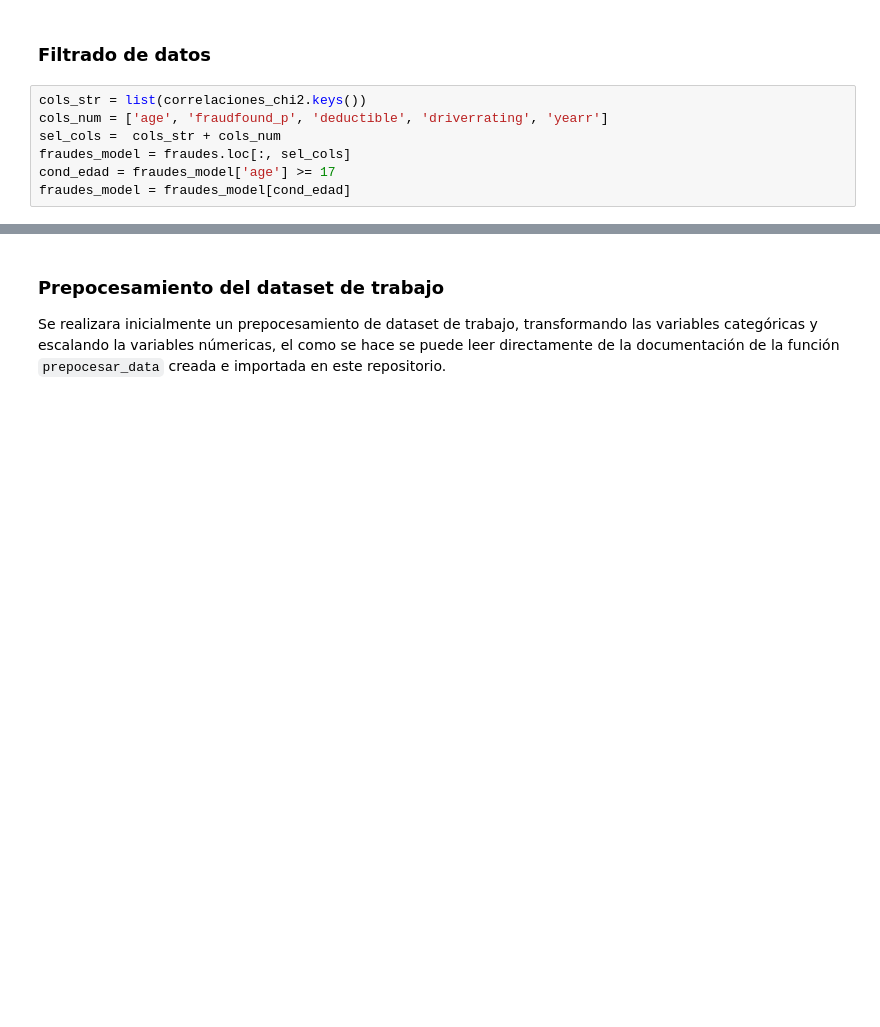
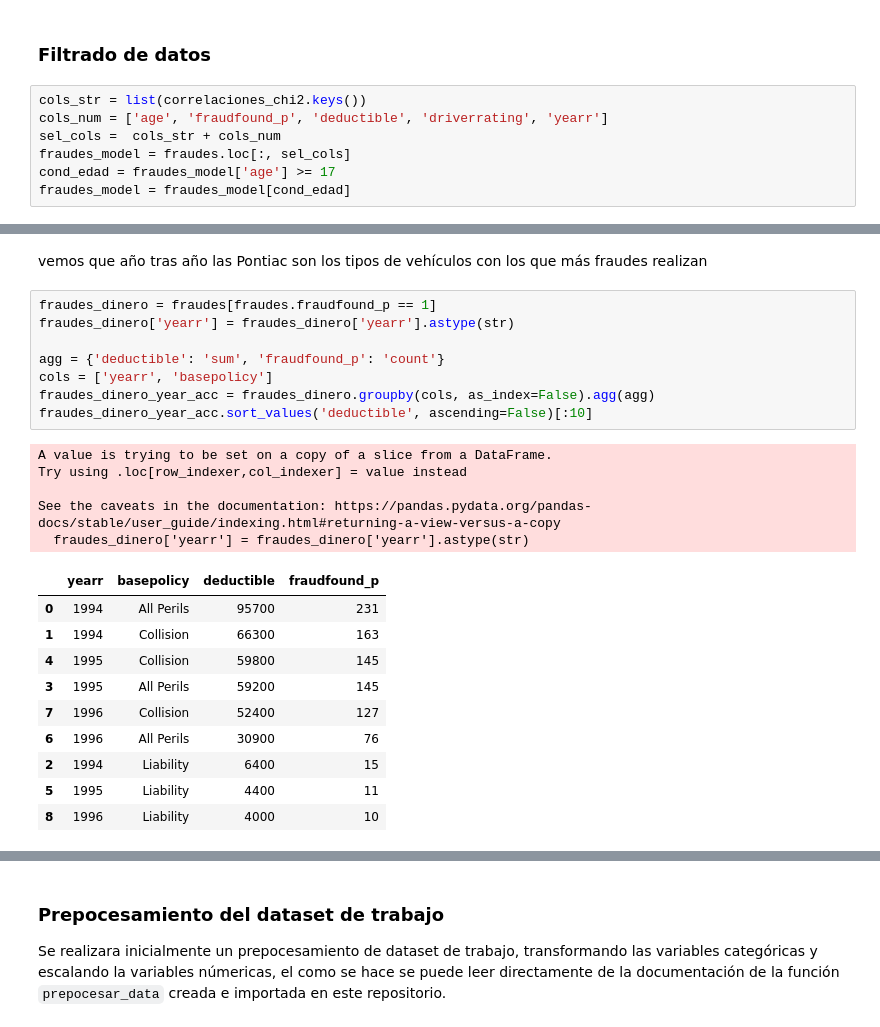
Before and after one commit to jdrincone/fraudes, a Jupyter notebook: fraudes/notebook/notebook.ipynb, the cells around one changed output, grey strips where cells are left out. Drawn from its saved outputs; the diff is of its cells as text; blank space fills up the shorter version.

```diff
--- a/fraudes/notebook/notebook.ipynb
+++ b/fraudes/notebook/notebook.ipynb
@@ -409,0 +460,26 @@ fraudes_model = fraudes_model[cond_edad]
+# %% [markdown]
+vemos que año tras año las Pontiac son los tipos de vehículos con los que más fraudes realizan
+# %%
+fraudes_dinero = fraudes[fraudes.fraudfound_p == 1]
+fraudes_dinero['yearr'] = fraudes_dinero['yearr'].astype(str)
+
+agg = {'deductible': 'sum', 'fraudfound_p': 'count'}
+cols = ['yearr', 'basepolicy']
+fraudes_dinero_year_acc = fraudes_dinero.groupby(cols, as_index=False).agg(agg)
+fraudes_dinero_year_acc.sort_values('deductible', ascending=False)[:10]
+# %% [output]
+A value is trying to be set on a copy of a slice from a DataFrame.
+Try using .loc[row_indexer,col_indexer] = value instead
+
+See the caveats in the documentation: https://pandas.pydata.org/pandas-docs/stable/user_guide/indexing.html#returning-a-view-versus-a-copy
+  fraudes_dinero['yearr'] = fraudes_dinero['yearr'].astype(str)
+|  | yearr | basepolicy | deductible | fraudfound_p |
+| 0 | 1994 | All Perils | 95700 | 231 |
+| 1 | 1994 | Collision | 66300 | 163 |
+| 4 | 1995 | Collision | 59800 | 145 |
+| 3 | 1995 | All Perils | 59200 | 145 |
+| 7 | 1996 | Collision | 52400 | 127 |
+| 6 | 1996 | All Perils | 30900 | 76 |
+| 2 | 1994 | Liability | 6400 | 15 |
+| 5 | 1995 | Liability | 4400 | 11 |
+| 8 | 1996 | Liability | 4000 | 10 |
```
Also changed, not shown: parts of 12 cells of this notebook, 2 other files.
